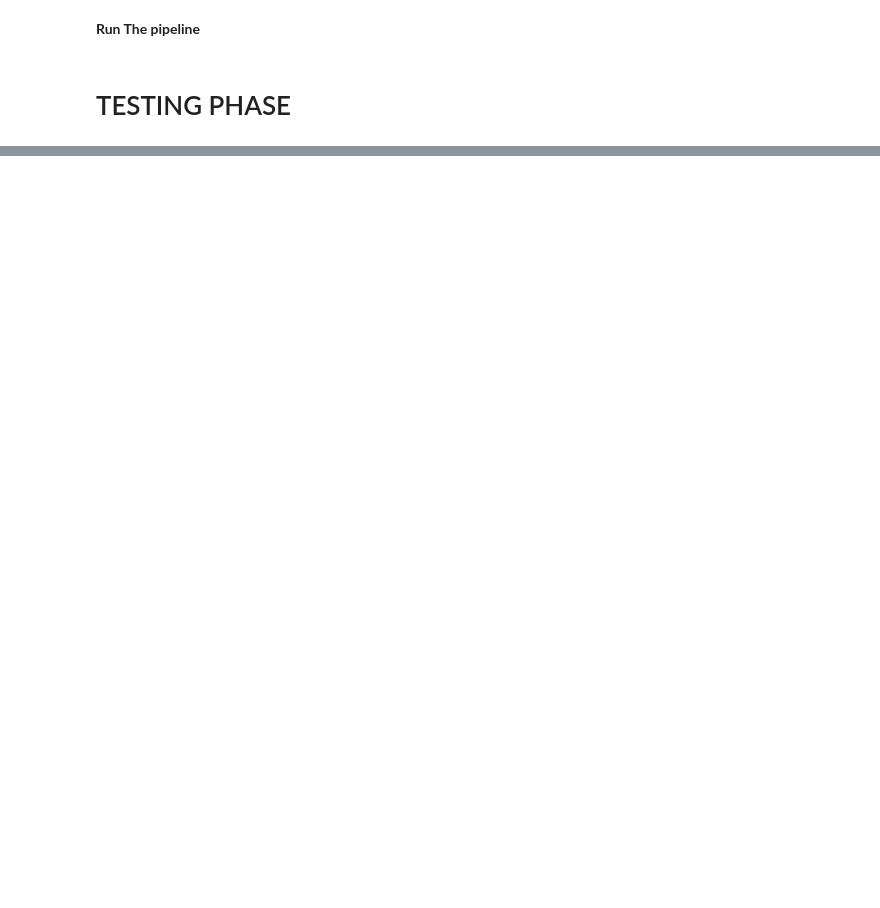
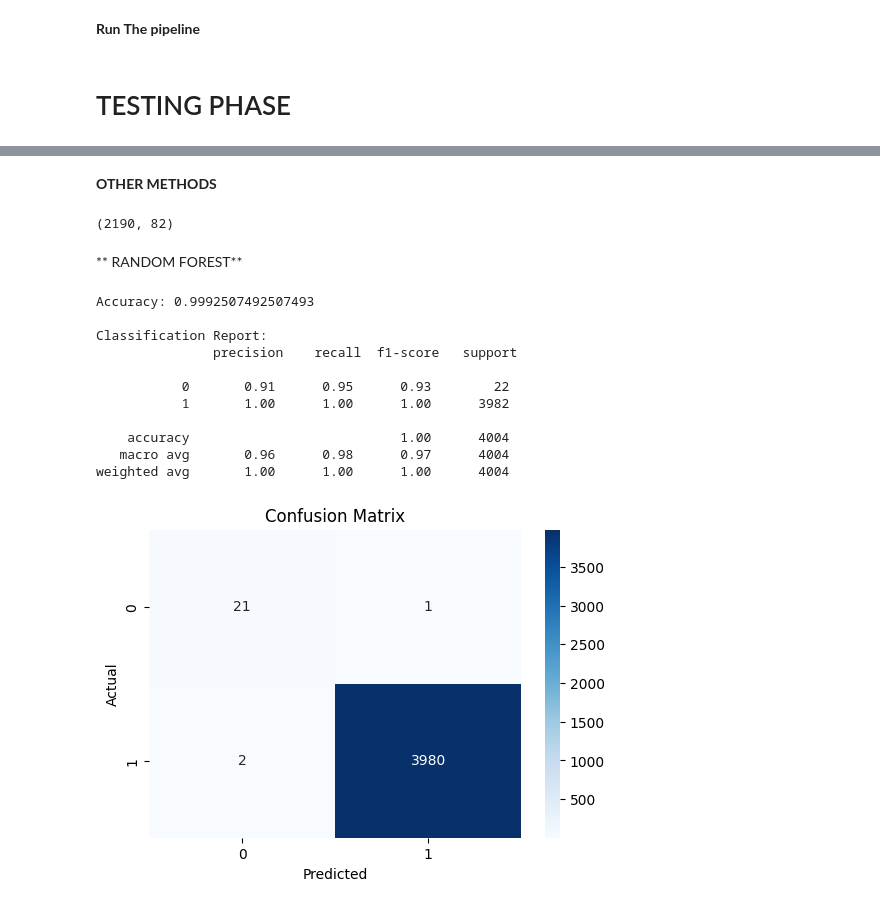
Before and after one commit to mitsouma/IOT_Anomalies_Detection_System_Based_on_Tensor_Decomposition, a Jupyter notebook: Pipeline.ipynb, the cells around one changed output, grey strips where cells are left out. Saved outputs shown, nothing was run; the diff lists cells and outputs as text; code cells hidden in the pictures; blank space fills up the shorter version.

```diff
--- a/Pipeline.ipynb
+++ b/Pipeline.ipynb
@@ -1002,0 +925,2 @@ Best performing model: Model_3 with F1-Score: 0.988
+# %% [markdown]
+**OTHER METHODS**
@@ -1002,0 +945,58 @@ Best performing model: Model_3 with F1-Score: 0.988
+# %%
+df_train_clain_1=pd.concat([df[df['label']==1],df_train_clain_0],axis=0)
+# %%
+Scale=StandardScaler()
+# %%
+X=Scale.fit_transform(df_train_clain_1.drop(columns=['label']))
+Y=df_train_clain_1['label']
+# %%
+# X_train, y_train, X_test, y_test = train_test_split(X, Y, test_size=0.001, random_state=42,stratify=Y) # Original incorrect line
+
+# Correct assignment
+X_train, X_test, y_train, y_test = train_test_split(X, Y, test_size=0.01, random_state=42,stratify=Y)
+# %%
+df_train_clain_0.shape
+# %% [output]
+(2190, 82)
+# %% [markdown]
+** RANDOM FOREST**
+# %%
+from sklearn.ensemble import RandomForestClassifier
+from sklearn.metrics import confusion_matrix, classification_report, accuracy_score
+import seaborn as sns
+import matplotlib.pyplot as plt
+
+# Entraînement du modèle
+model = RandomForestClassifier(n_estimators=100, random_state=42)
+model.fit(X_train, y_train)
+
+# Prédictions
+y_pred = model.predict(X_test)
+
+# Évaluation
+print("Accuracy:", accuracy_score(y_test, y_pred))
+print("\nClassification Report:\n", classification_report(y_test, y_pred))
+
+# Matrice de confusion
+conf_matrix = confusion_matrix(y_test, y_pred)
+
+# Affichage de la matrice de confusion
+plt.figure(figsize=(6, 4))
+sns.heatmap(conf_matrix, annot=True, fmt='d', cmap='Blues')
+plt.title("Confusion Matrix")
+plt.xlabel("Predicted")
+plt.ylabel("Actual")
+plt.show()
+# %% [output]
+Accuracy: 0.9992507492507493
+
+Classification Report:
+               precision    recall  f1-score   support
+
+           0       0.91      0.95      0.93        22
+           1       1.00      1.00      1.00      3982
+
+    accuracy                           1.00      4004
+   macro avg       0.96      0.98      0.97      4004
+weighted avg       1.00      1.00      1.00      4004
+[figure, added]
```
Also changed, not shown: parts of 17 cells of this notebook.
